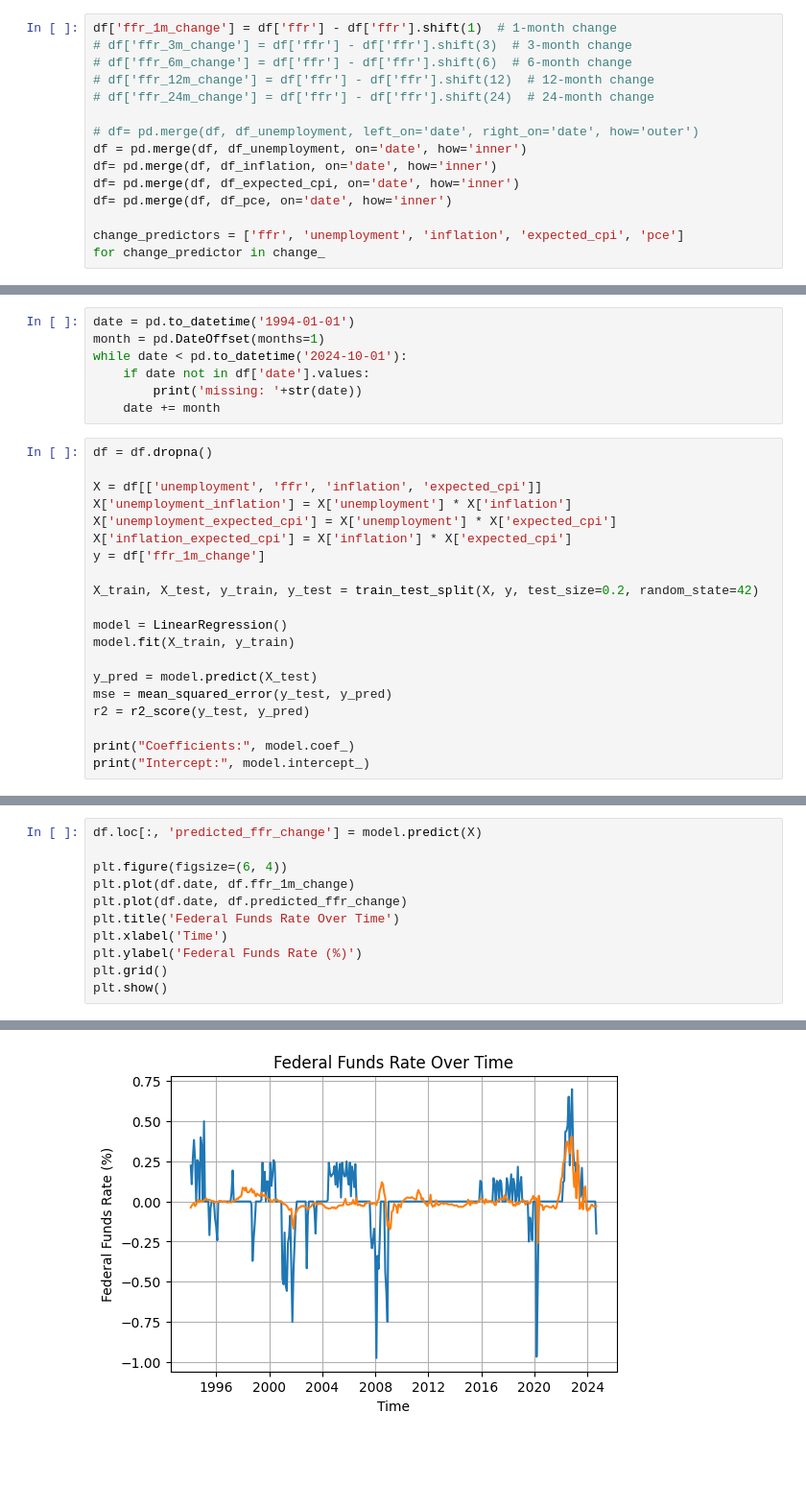
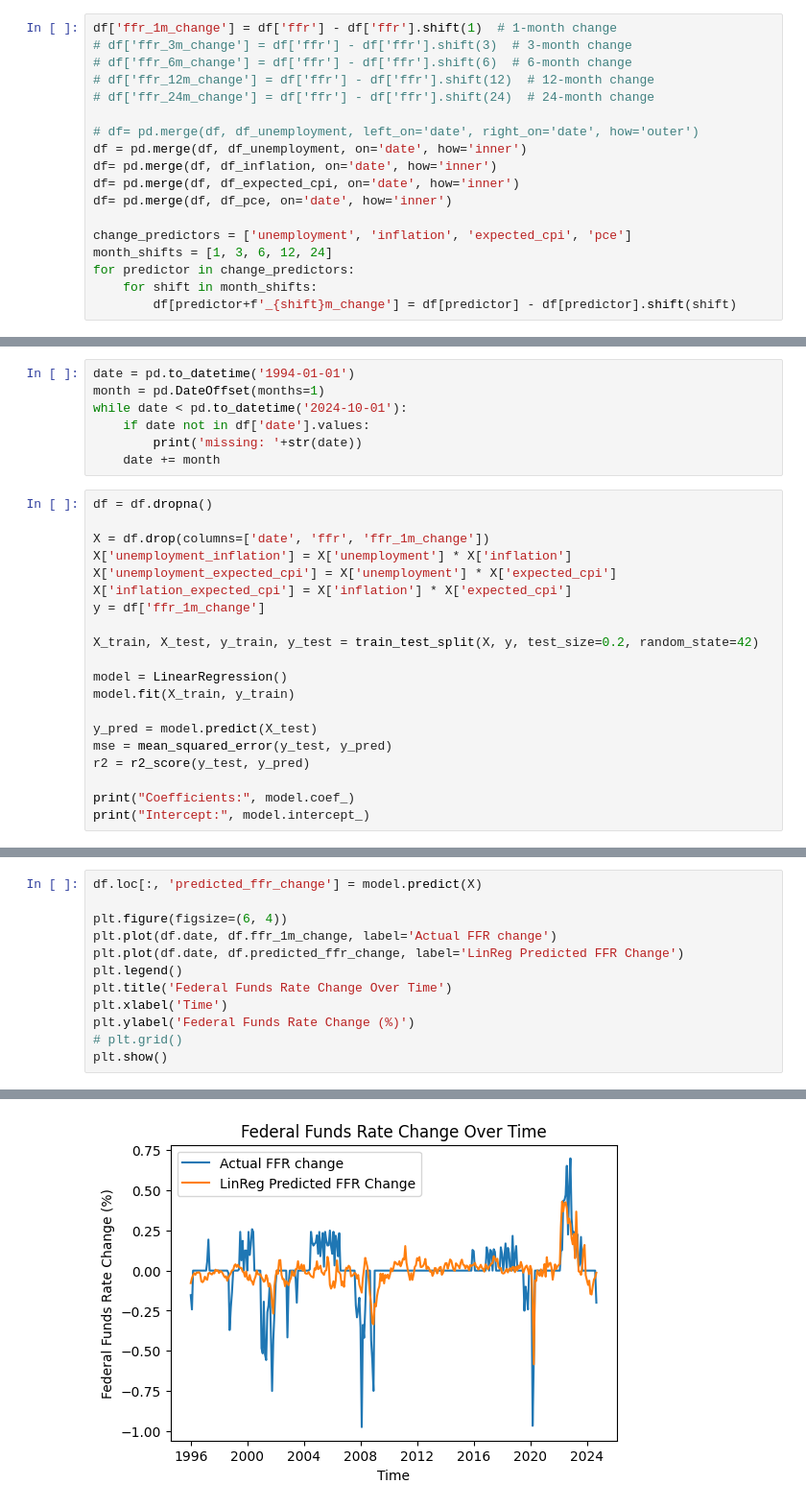
Before and after one commit to brianlzhou/109a-project, a Jupyter notebook: milestone3.ipynb, the cells around one changed output, grey strips where cells are left out. Shown at 96% size. Drawn from its saved outputs; the diff is of its cells as text; blank space fills up the shorter version.

```diff
--- a/milestone3.ipynb
+++ b/milestone3.ipynb
@@ -94,6 +94,9 @@ df= pd.merge(df, df_inflation, on='date', how='inner')
 df= pd.merge(df, df_expected_cpi, on='date', how='inner')
 df= pd.merge(df, df_pce, on='date', how='inner')
 
-change_predictors = ['ffr', 'unemployment', 'inflation', 'expected_cpi', 'pce']
-for change_predictor in change_
+change_predictors = ['unemployment', 'inflation', 'expected_cpi', 'pce']
+month_shifts = [1, 3, 6, 12, 24]
+for predictor in change_predictors:
+    for shift in month_shifts:
+        df[predictor+f'_{shift}m_change'] = df[predictor] - df[predictor].shift(shift)
 # %%
@@ -144,7 +146,7 @@ while date < pd.to_datetime('2024-10-01'):
 # %%
 df = df.dropna()
 
-X = df[['unemployment', 'ffr', 'inflation', 'expected_cpi']]
+X = df.drop(columns=['date', 'ffr', 'ffr_1m_change'])
 X['unemployment_inflation'] = X['unemployment'] * X['inflation']
 X['unemployment_expected_cpi'] = X['unemployment'] * X['expected_cpi']
 X['inflation_expected_cpi'] = X['inflation'] * X['expected_cpi']
@@ -179,11 +176,12 @@ See the caveats in the documentation: https://pandas.pydata.org/pandas-docs/stab
 df.loc[:, 'predicted_ffr_change'] = model.predict(X)
 
 plt.figure(figsize=(6, 4))
-plt.plot(df.date, df.ffr_1m_change)
-plt.plot(df.date, df.predicted_ffr_change)
-plt.title('Federal Funds Rate Over Time')
+plt.plot(df.date, df.ffr_1m_change, label='Actual FFR change')
+plt.plot(df.date, df.predicted_ffr_change, label='LinReg Predicted FFR Change')
+plt.legend()
+plt.title('Federal Funds Rate Change Over Time')
 plt.xlabel('Time')
-plt.ylabel('Federal Funds Rate (%)')
-plt.grid()
+plt.ylabel('Federal Funds Rate Change (%)')
+# plt.grid()
 plt.show()
 # %% [output]
@@ -195 +188 @@ See the caveats in the documentation: https://pandas.pydata.org/pandas-docs/stab
-[figure, old version]
+[figure, new version]
```
Also changed, not shown: parts of 4 cells of this notebook.
